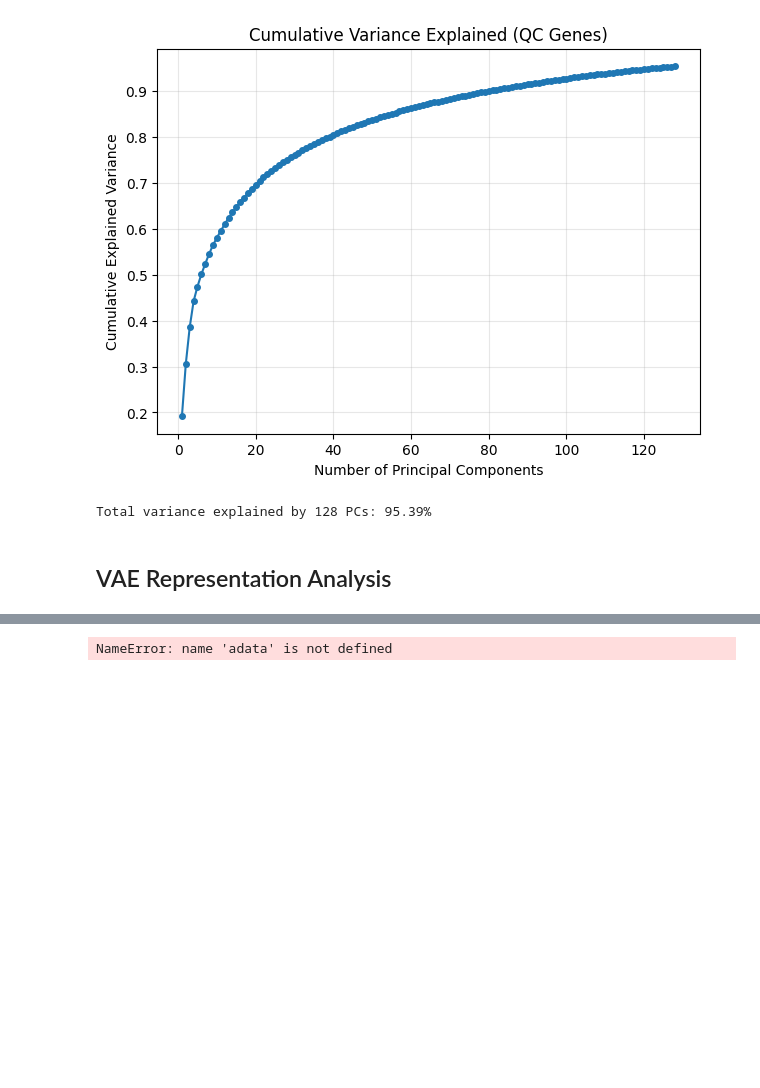
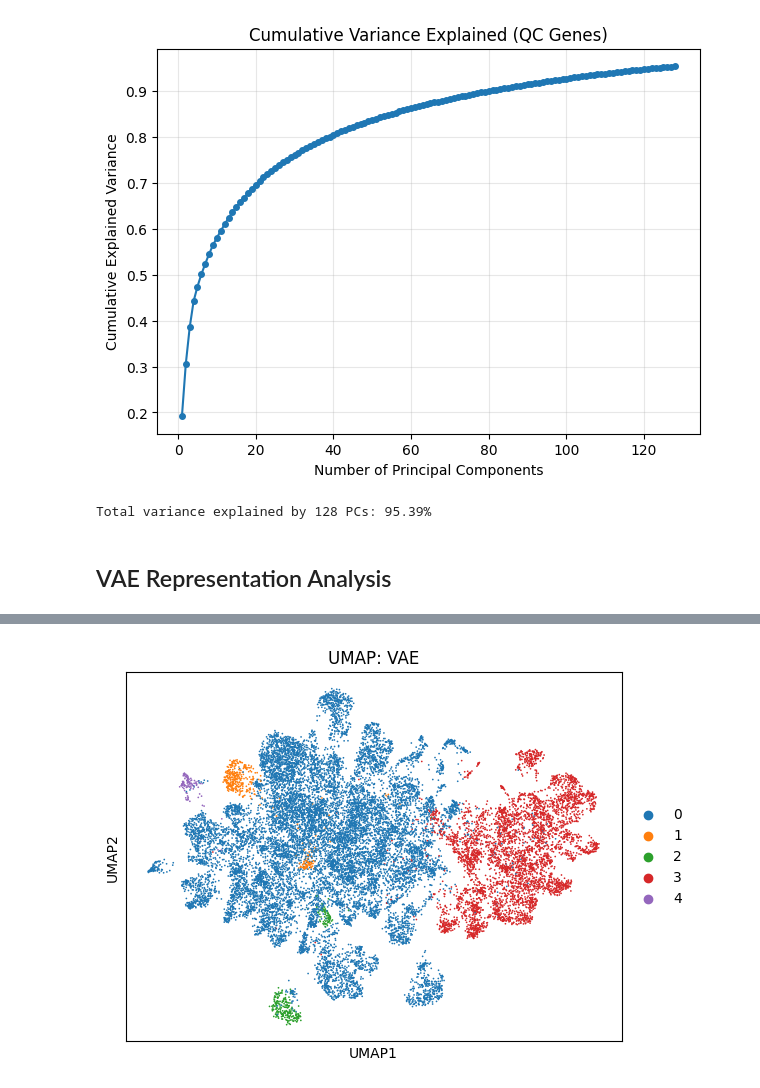
Before and after one commit to magordin/DL_project, a Jupyter notebook: notebooks/representations.ipynb, the cells around one changed output, grey strips where cells are left out. Cells and saved outputs as stored; diff of their text form; code cells hidden in the pictures; blank space fills up the shorter version.

Commit message:
representations vae umap and pca 1vs 2 added

```diff
--- a/notebooks/representations.ipynb
+++ b/notebooks/representations.ipynb
@@ -179,3 +179,19 @@ print(f"Total variance explained by {len(cum_var)} PCs: {cum_var[-1]*100:.2f}%")
 Total variance explained by 128 PCs: 95.39%
 # %% [markdown]
 ## VAE Representation Analysis
+# %%
+import scanpy as sc
+import numpy as np
+
+# Load processed AnnData
+adata = sc.read_h5ad(
+    "/work3/s252608/DL_project/data/processed/bulk_normalized_x_input.h5ad"
+)
+
+# Load representation
+adata.obsm["X_vae"] = np.load(
+    "/work3/s252608/DL_project/data/representations/bulk_vae_dim128.npy"
+)
+
+print(adata)
+print(adata.obsm["X_vae"].shape)
@@ -182,10 +206,11 @@ Total variance explained by 128 PCs: 95.39%
 # %%
-import numpy as np
+sc.pp.neighbors(adata, use_rep="X_vae")
+sc.tl.umap(adata)
 
-vae_embedding = np.load(
-    "/work3/s252608/DL_project/data/representations/bulk_vae_dim128.npy"
+sc.pl.umap(
+    adata,
+    color="leiden",
+    title="UMAP: VAE"
 )
-
-adata.obsm["X_vae"] = vae_embedding
 # %% [output]
-NameError: name 'adata' is not defined
+[figure, added]
```
Also changed, not shown: parts of 3 cells of this notebook.
